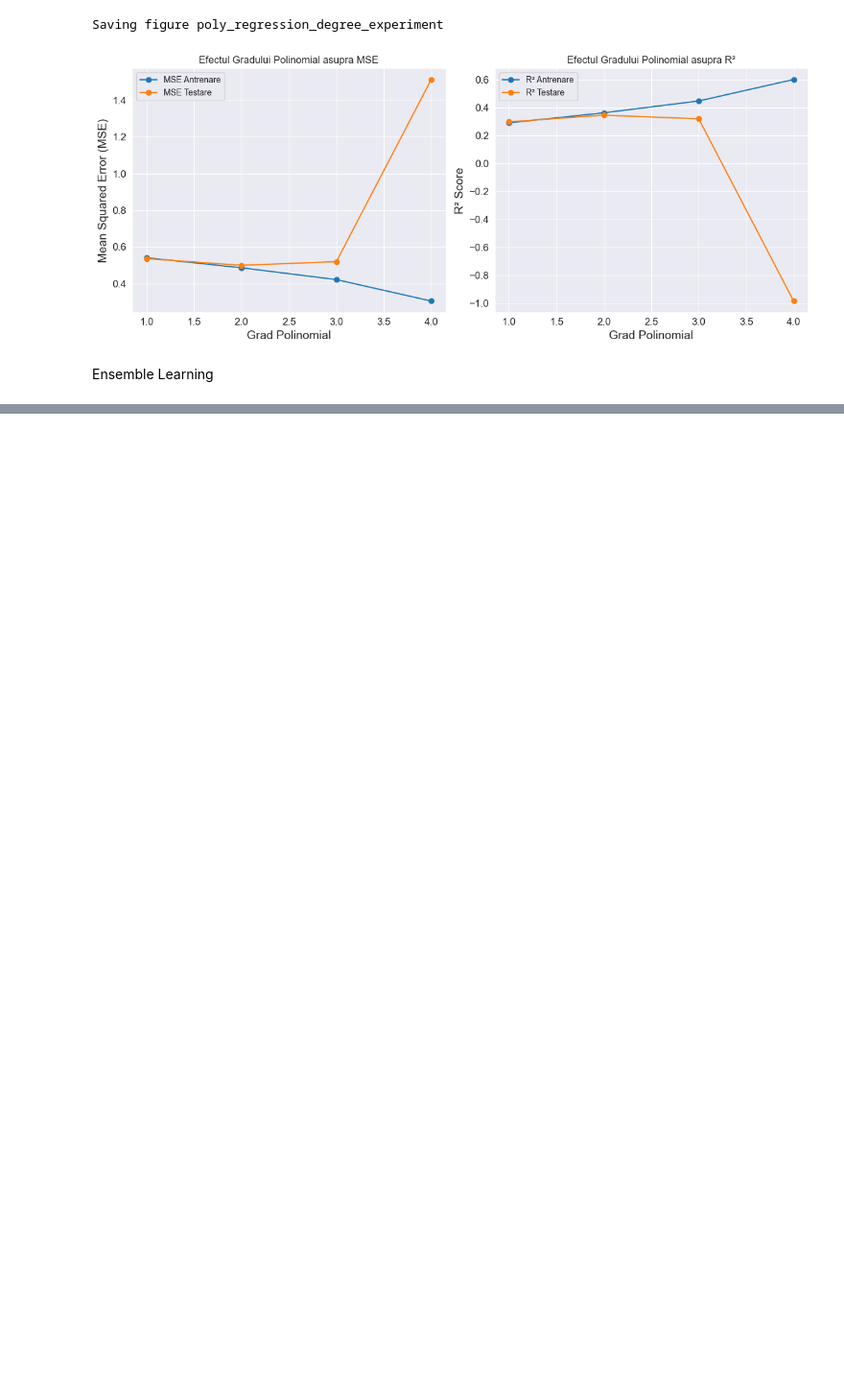
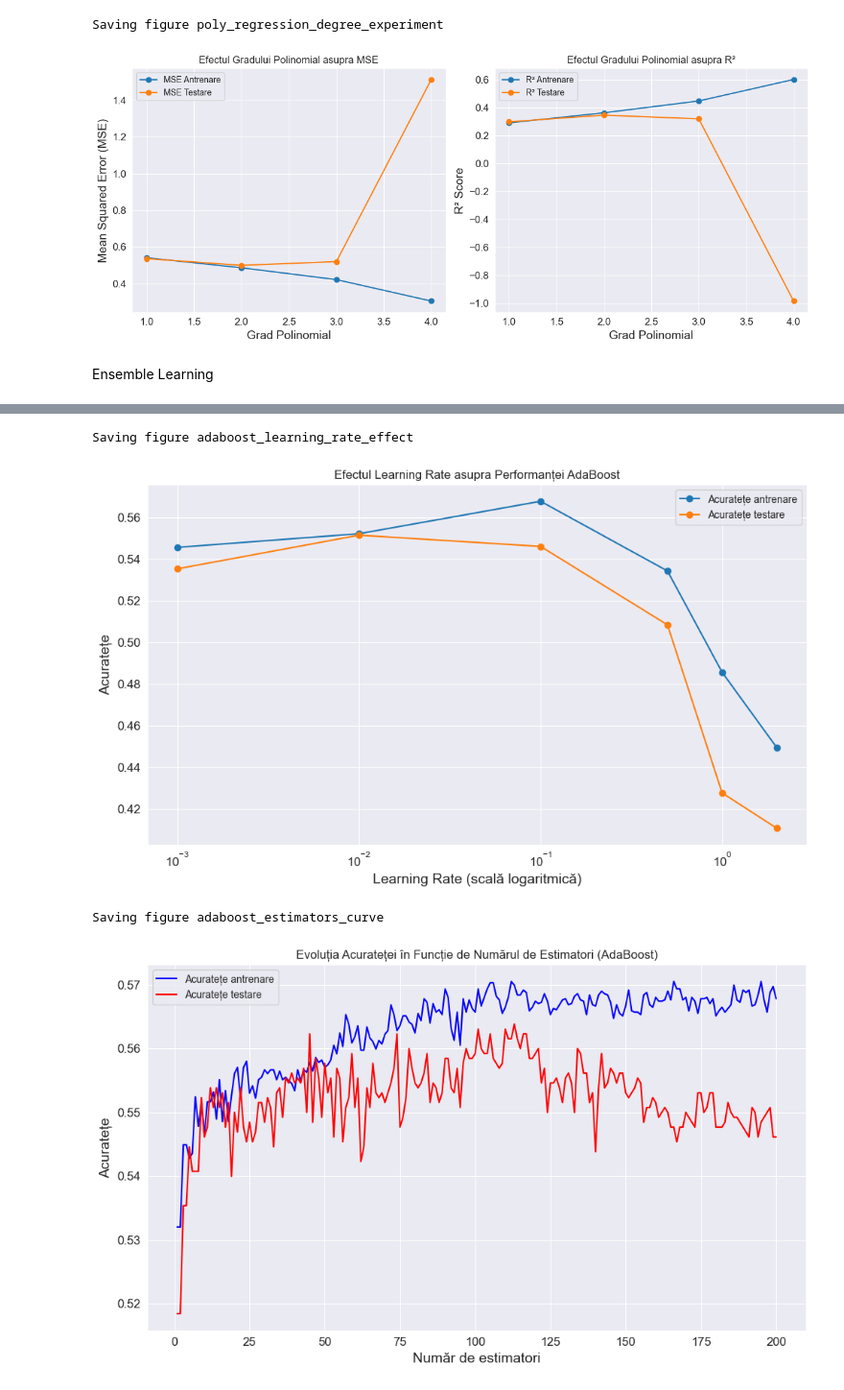
Before and after one commit to AlexCraciun6/MLProject1, a Jupyter notebook: Proiect1.ipynb, the cells around one changed output, grey strips where cells are left out. Shown at 96% size. Saved outputs shown, nothing was run; the diff lists cells and outputs as text; code cells hidden in the pictures; blank space fills up the shorter version.

```diff
--- a/Proiect1.ipynb
+++ b/Proiect1.ipynb
@@ -1229,12 +1272,12 @@ print("Implementăm AdaBoost pentru predicția calității vinului...")
 param_grid_ada = {
     'n_estimators': [50, 100, 200],
     'learning_rate': [0.01, 0.1, 1.0],
-    'base_estimator__max_depth': [1, 2, 3]  # Decision stumps și arbori puțin mai profunzi
+    'estimator__max_depth': [1, 2, 3]  # Decision stumps și arbori puțin mai profunzi
 }
 
 # Inițializăm modelul AdaBoost cu un arbore de decizie ca estimator de bază
 base_estimator = DecisionTreeClassifier(random_state=42)
-ada_clf = AdaBoostClassifier(base_estimator=base_estimator, random_state=42)
+ada_clf = AdaBoostClassifier(estimator=base_estimator, random_state=42)
 
 # Folosim GridSearchCV pentru a găsi cei mai buni hiperparametri
 print("Efectuăm căutarea parametrilor optimali pentru AdaBoost...")
@@ -1273,8 +1337,8 @@ test_scores = []
 
 for lr in learning_rates:
     ada = AdaBoostClassifier(
-        base_estimator=DecisionTreeClassifier(
-            max_depth=grid_search_ada.best_params_['base_estimator__max_depth'],
+        estimator=DecisionTreeClassifier(
+            max_depth=grid_search_ada.best_params_['estimator__max_depth'],
             random_state=42
         ),
         n_estimators=grid_search_ada.best_params_['n_estimators'],
@@ -1300,32 +1364,37 @@ plt.legend()
 plt.grid(True)
 save_fig('adaboost_learning_rate_effect')
 plt.show()
 
 # Plotăm curba de antrenare pentru a observa evoluția accurateței în funcție de numărul de estimatori
 n_estimators = grid_search_ada.best_params_['n_estimators']
 learning_rate = grid_search_ada.best_params_['learning_rate']
-max_depth = grid_search_ada.best_params_['base_estimator__max_depth']
+max_depth = grid_search_ada.best_params_['estimator__max_depth']
 
 ada_staged = AdaBoostClassifier(
-    base_estimator=DecisionTreeClassifier(max_depth=max_depth, random_state=42),
+    estimator=DecisionTreeClassifier(max_depth=max_depth, random_state=42),
     n_estimators=n_estimators,
     learning_rate=learning_rate,
     random_state=42
 )
 
 ada_staged.fit(X_train_scaled, y_quality_train)
 
 # Obținem acuratețea pentru fiecare etapă de antrenare
 train_scores_staged = [accuracy_score(y_quality_train, y_pred) for y_pred in ada_staged.staged_predict(X_train_scaled)]
 test_scores_staged = [accuracy_score(y_quality_test, y_pred) for y_pred in ada_staged.staged_predict(X_test_scaled)]
 
 plt.figure(figsize=(10, 6))
 plt.plot(range(1, n_estimators + 1), train_scores_staged, 'b-', label='Acuratețe antrenare')
 plt.plot(range(1, n_estimators + 1), test_scores_staged, 'r-', label='Acuratețe testare')
 plt.xlabel('Număr de estimatori')
 plt.ylabel('Acuratețe')
 plt.title('Evoluția Acurateței în Funcție de Numărul de Estimatori (AdaBoost)')
 plt.legend()
 plt.grid(True)
 save_fig('adaboost_estimators_curve')
 plt.show()
+# %% [output]
+Saving figure adaboost_learning_rate_effect
+[figure, added]
+Saving figure adaboost_estimators_curve
+[figure, added]
```
Also changed, not shown: parts of 13 cells of this notebook.
